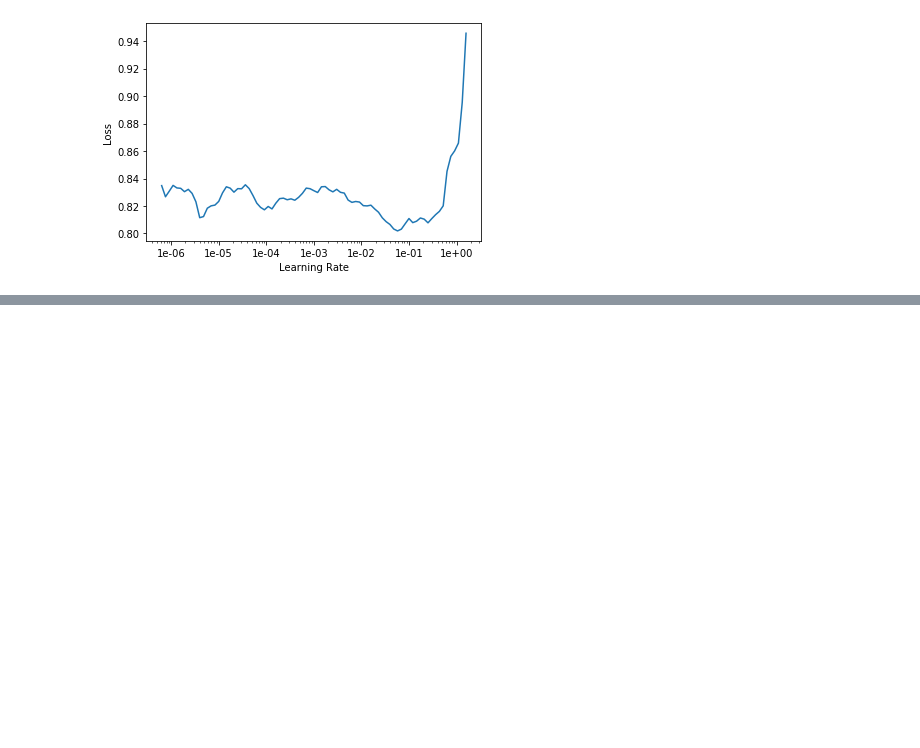
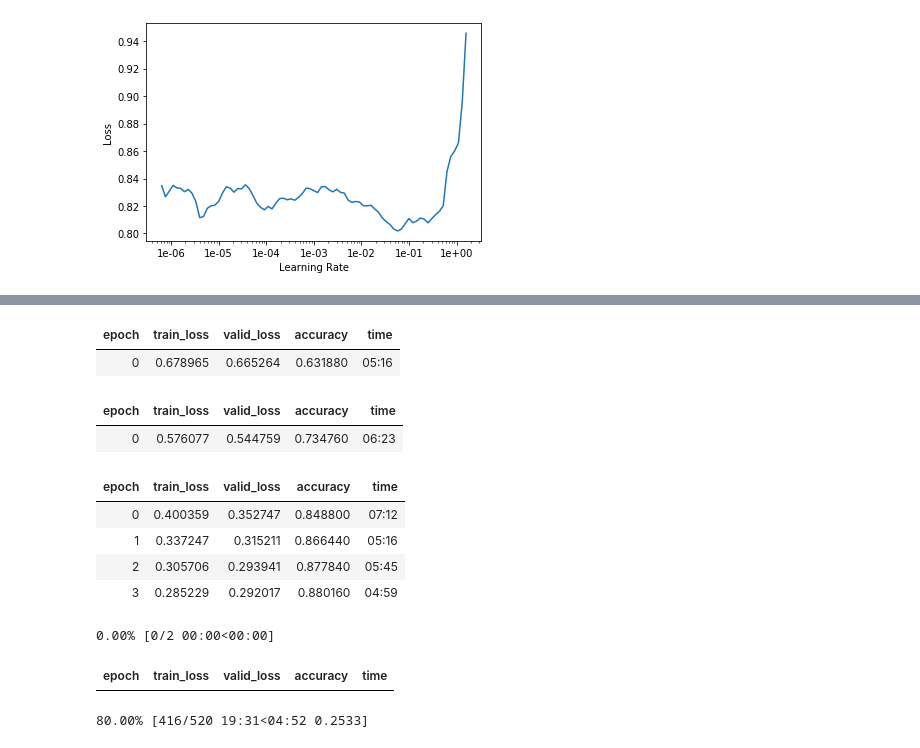
Before and after one commit to riven314/ULMFit-IMDB, a Jupyter notebook: lesson3-IMDB-ULMFit-woFinetune.ipynb, the cells around one changed output, grey strips where cells are left out. Saved outputs shown, nothing was run; the diff lists cells and outputs as text; code cells hidden in the pictures; blank space fills up the shorter version.

Commit message:
still training model without fine-tuning, it still has room for improvement on acc

```diff
--- a/lesson3-IMDB-ULMFit-woFinetune.ipynb
+++ b/lesson3-IMDB-ULMFit-woFinetune.ipynb
@@ -51,3 +55,9 @@ learn.fit_one_cycle(2, 2e-2, moms=(0.8,0.7))
 learn.save('first')
 # %%
 learn.load('first');
+# %%
+learn.freeze_to(-2)
+learn.fit_one_cycle(1, slice(1e-2/(2.6**4),1e-2), moms=(0.8,0.7))
+# %% [output]
+| epoch | train_loss | valid_loss | accuracy | time |
+| 0 | 0.678965 | 0.665264 | 0.631880 | 05:16 |
@@ -53,0 +66,8 @@ learn.load('first');
+# %%
+learn.load('second');
+# %%
+learn.freeze_to(-3)
+learn.fit_one_cycle(1, slice(5e-3/(2.6**4),5e-3), moms=(0.8,0.7))
+# %% [output]
+| epoch | train_loss | valid_loss | accuracy | time |
+| 0 | 0.576077 | 0.544759 | 0.734760 | 06:23 |
@@ -53,0 +76,18 @@ learn.load('first');
+# %%
+learn.load('third');
+# %%
+learn.unfreeze()
+learn.fit_one_cycle(4, slice(1e-3/(2.6**4),1e-3), moms=(0.8,0.7))
+# %% [output]
+| epoch | train_loss | valid_loss | accuracy | time |
+| 0 | 0.400359 | 0.352747 | 0.848800 | 07:12 |
+| 1 | 0.337247 | 0.315211 | 0.866440 | 05:16 |
+| 2 | 0.305706 | 0.293941 | 0.877840 | 05:45 |
+| 3 | 0.285229 | 0.292017 | 0.880160 | 04:59 |
+# %%
+learn.unfreeze()
+learn.fit_one_cycle(2, slice(1e-3/(2.6**4),1e-3), moms=(0.8,0.7))
+# %% [output]
+0.00% [0/2 00:00<00:00]
+| epoch | train_loss | valid_loss | accuracy | time |
+80.00% [416/520 19:31<04:52 0.2533]
```
Also changed, not shown: parts of 9 cells of this notebook.
